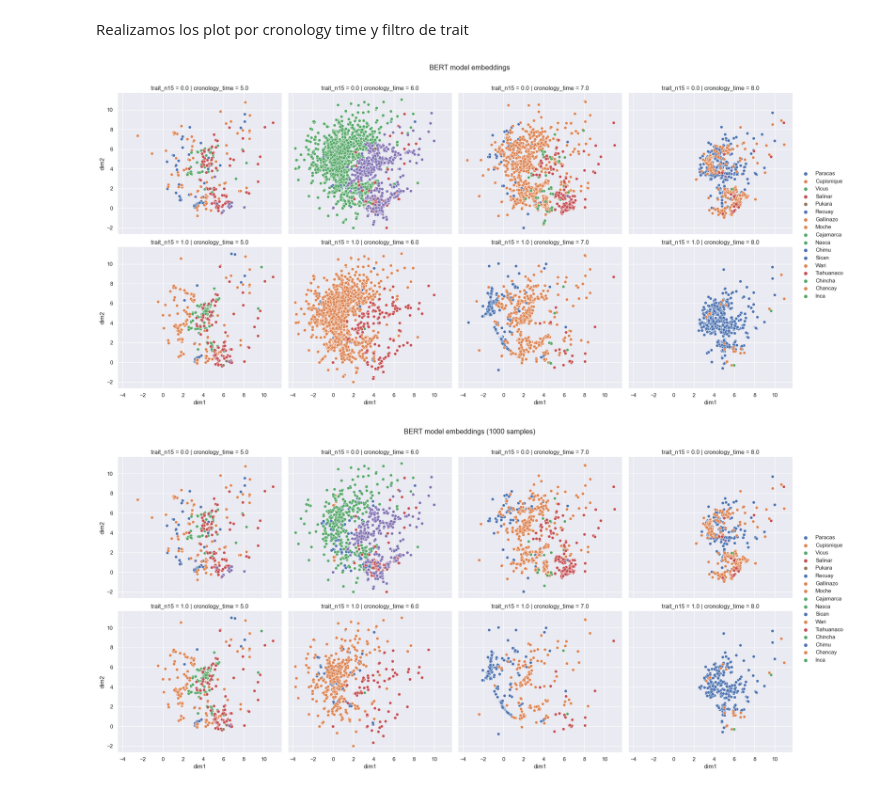
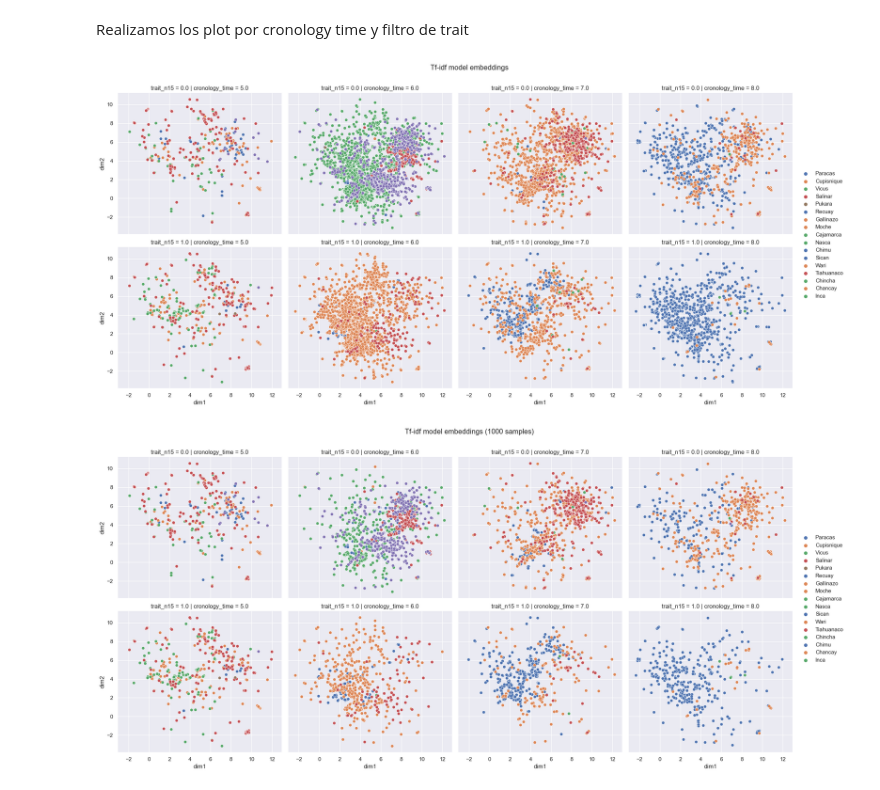
Before and after one commit to lldavico/fondecyt-larco-culture-images, a Jupyter notebook: code/plotting/clustering.ipynb, the cells around one changed output. Saved outputs shown, nothing was run; the diff lists cells and outputs as text; code cells hidden in the pictures.

```diff
--- a/code/plotting/clustering.ipynb
+++ b/code/plotting/clustering.ipynb
@@ -106,7 +106,7 @@ len(df)
 # %% [markdown]
 ### Gráfico de embeddings
 # %%
-embedding_column = 'embedding'
+embedding_column = 'tfidf_vector'
 # %% [markdown]
 #### Preparamos el dataset
 # %%
@@ -324,10 +328,10 @@ def plot_by_cronology_time(df, title, trait=None, n_samples=None):
     g.figure.subplots_adjust(top=0.9)
     g.figure.suptitle(title)
 # %%
-plot_by_cronology_time(df_umap, 'BERT model embeddings', trait=trait)
+plot_by_cronology_time(df_umap, 'Tf-idf model embeddings', trait=trait)
 # %% [output]
-[figure, old version]
+[figure, new version]
 # %%
-plot_by_cronology_time(df_umap, 'BERT model embeddings (1000 samples)', trait=trait, n_samples=1000)
+plot_by_cronology_time(df_umap, 'Tf-idf model embeddings (1000 samples)', trait=trait, n_samples=1000)
 # %% [output]
-[figure, old version]
+[figure, new version]
```
Also changed, not shown: parts of 9 cells of this notebook, 4 other files.
